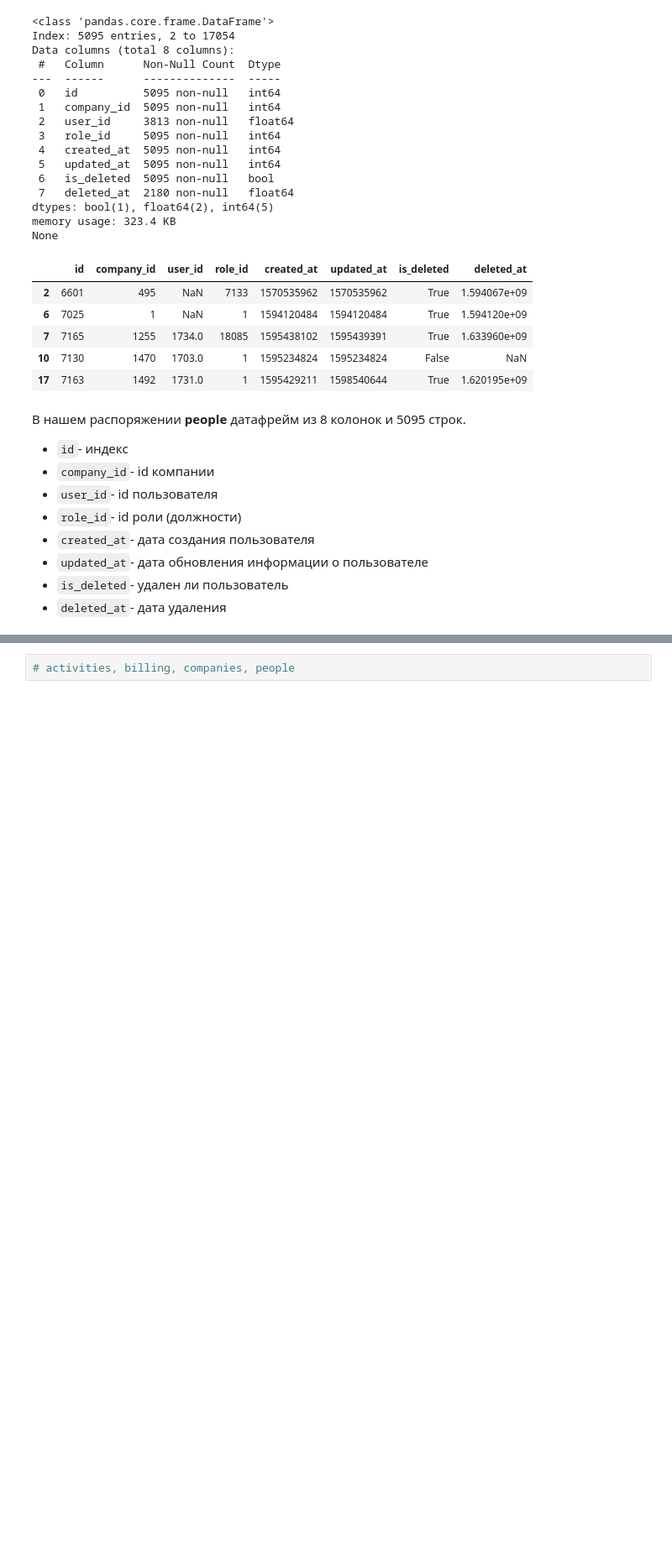
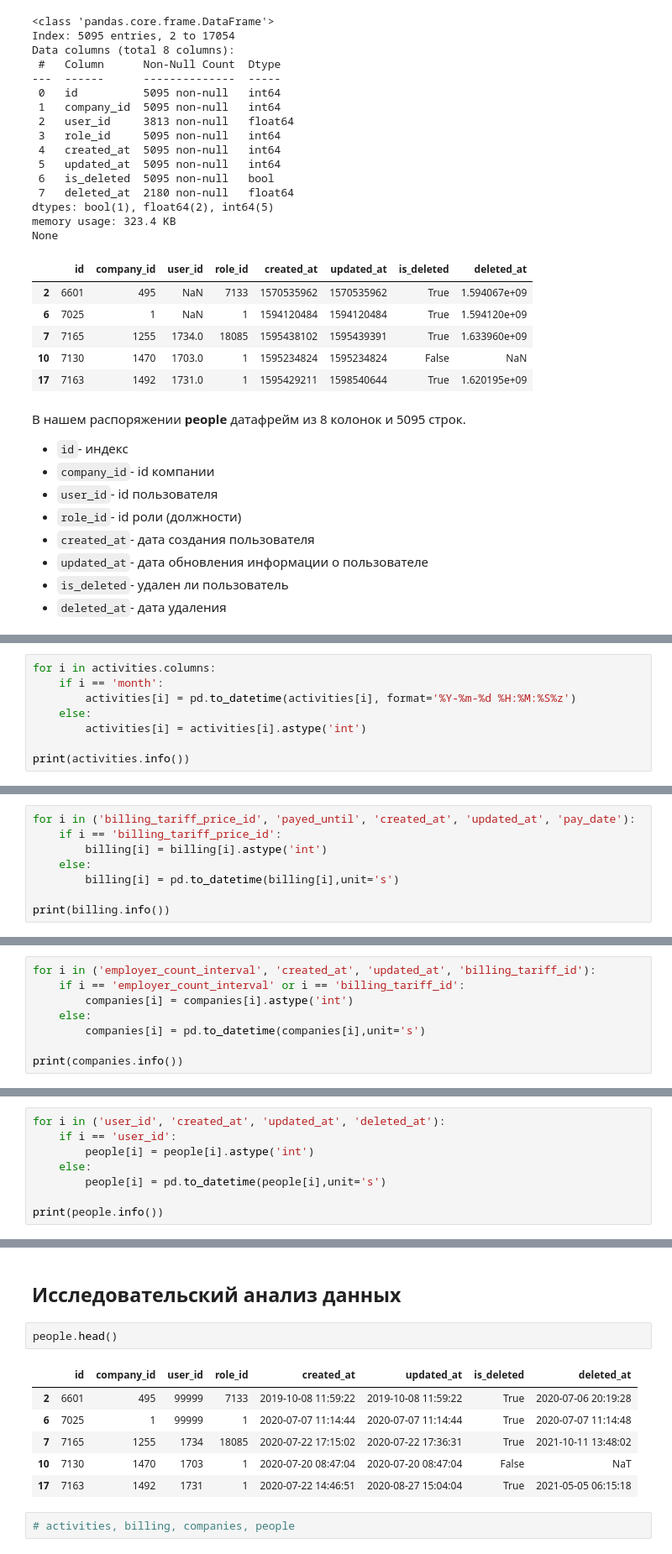
Before and after one commit to laringerman/gectaro, a Jupyter notebook: lgg_masterskaya_gectaro_240404_1.ipynb, the cells around one changed output, grey strips where cells are left out. Shown: that part at 84% size. Drawn from its saved outputs; the diff is of its cells as text; blank space fills up the shorter version.

```diff
--- a/lgg_masterskaya_gectaro_240404_1.ipynb
+++ b/lgg_masterskaya_gectaro_240404_1.ipynb
@@ -222,0 +497,8 @@ None
+# %%
+for i in activities.columns:
+    if i == 'month':
+        activities[i] = pd.to_datetime(activities[i], format='%Y-%m-%d %H:%M:%S%z')
+    else:
+        activities[i] = activities[i].astype('int')
+
+print(activities.info())
@@ -222,0 +526,8 @@ None
+# %%
+for i in ('billing_tariff_price_id', 'payed_until', 'created_at', 'updated_at', 'pay_date'):
+    if i == 'billing_tariff_price_id':
+        billing[i] = billing[i].astype('int')
+    else:
+        billing[i] = pd.to_datetime(billing[i],unit='s')
+
+print(billing.info())
@@ -222,0 +558,8 @@ None
+# %%
+for i in ('employer_count_interval', 'created_at', 'updated_at', 'billing_tariff_id'):
+    if i == 'employer_count_interval' or i == 'billing_tariff_id':
+        companies[i] = companies[i].astype('int')
+    else:
+        companies[i] = pd.to_datetime(companies[i],unit='s')
+
+print(companies.info())
@@ -222,0 +587,8 @@ None
+# %%
+for i in ('user_id', 'created_at', 'updated_at', 'deleted_at'):
+    if i == 'user_id':
+        people[i] = people[i].astype('int')
+    else:
+        people[i] = pd.to_datetime(people[i],unit='s')
+
+print(people.info())
@@ -223,2 +622,13 @@ None
+# %% [markdown]
+## Исследовательский анализ данных
+# %%
+people.head()
+# %% [output]
+|  | id | company_id | user_id | role_id | created_at | updated_at | is_deleted | deleted_at |
+| 2 | 6601 | 495 | 99999 | 7133 | 2019-10-08 11:59:22 | 2019-10-08 11:59:22 | True | 2020-07-06 20:19:28 |
+| 6 | 7025 | 1 | 99999 | 1 | 2020-07-07 11:14:44 | 2020-07-07 11:14:44 | True | 2020-07-07 11:14:48 |
+| 7 | 7165 | 1255 | 1734 | 18085 | 2020-07-22 17:15:02 | 2020-07-22 17:36:31 | True | 2021-10-11 13:48:02 |
+| 10 | 7130 | 1470 | 1703 | 1 | 2020-07-20 08:47:04 | 2020-07-20 08:47:04 | False | NaT |
+| 17 | 7163 | 1492 | 1731 | 1 | 2020-07-22 14:46:51 | 2020-08-27 15:04:04 | True | 2021-05-05 06:15:18 |
 # %%
 # activities, billing, companies, people
```
Also changed, not shown: parts of 69 cells of this notebook.
